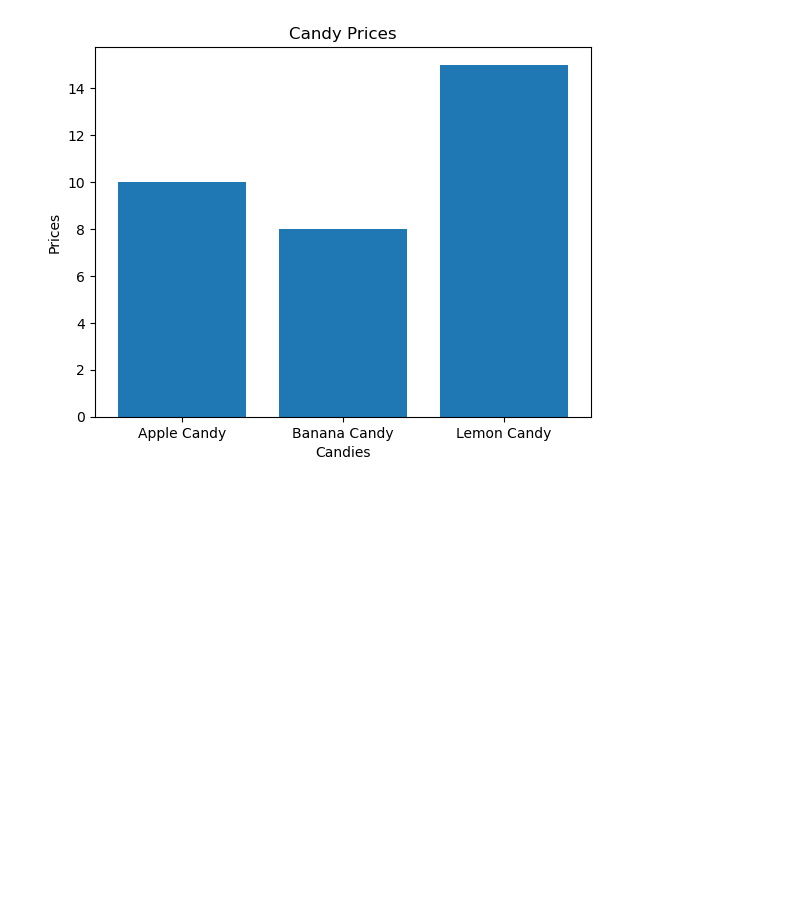
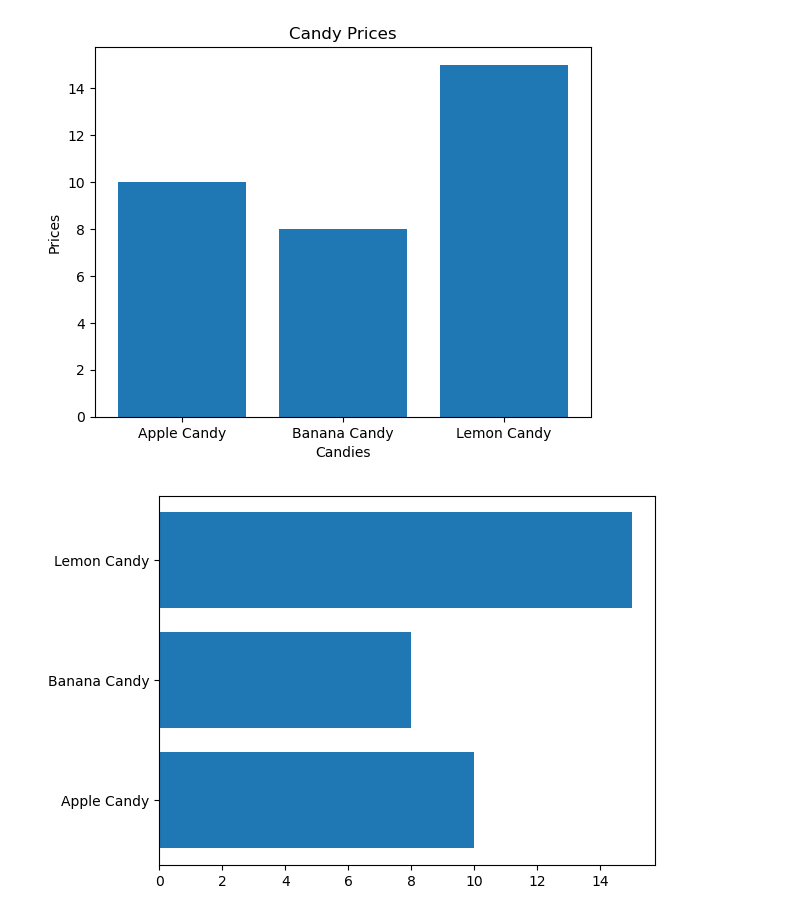
Before and after one commit to mebestaca/Path-to-Machine-Learning, a Jupyter notebook: Introduction to Matplotlib/Introduction to Matplotlib.ipynb, the cells around one changed output. Cells and saved outputs as stored; diff of their text form; code cells hidden in the pictures; blank space fills up the shorter version.

Commit message:
added subplots

```diff
--- a/Introduction to Matplotlib/Introduction to Matplotlib.ipynb
+++ b/Introduction to Matplotlib/Introduction to Matplotlib.ipynb
@@ -122,3 +122,8 @@ ax.bar(candies_and_prices.keys(), candies_and_prices.values())
 ax.set(title="Candy Prices", ylabel="Prices", xlabel="Candies");
 # %% [output]
 [figure]
+# %%
+fig, ax = plt.subplots()
+ax.barh(list(candies_and_prices.keys()), list(candies_and_prices.values()));
+# %% [output]
+[figure, added]
```
Also changed, not shown: parts of 4 cells of this notebook.
